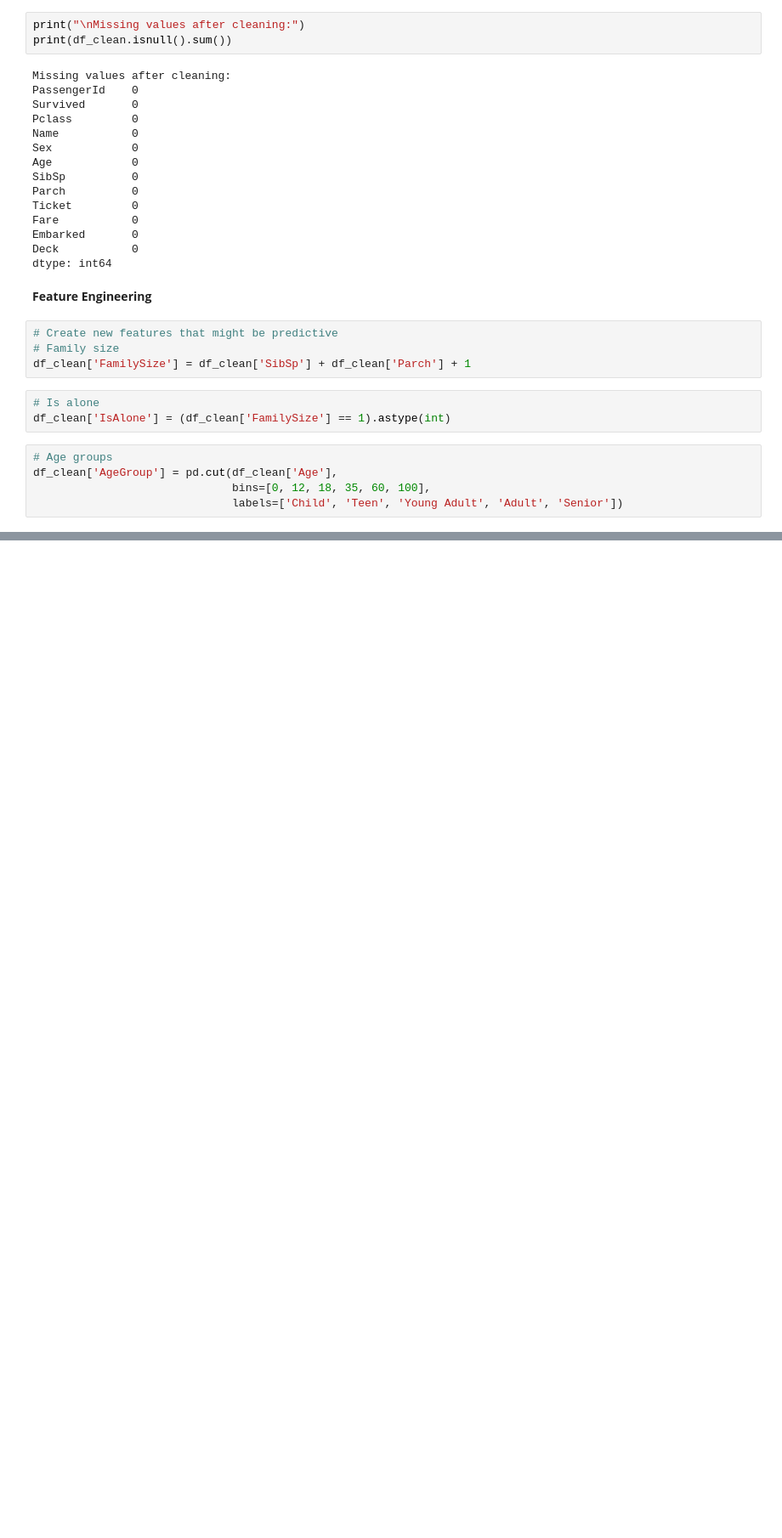
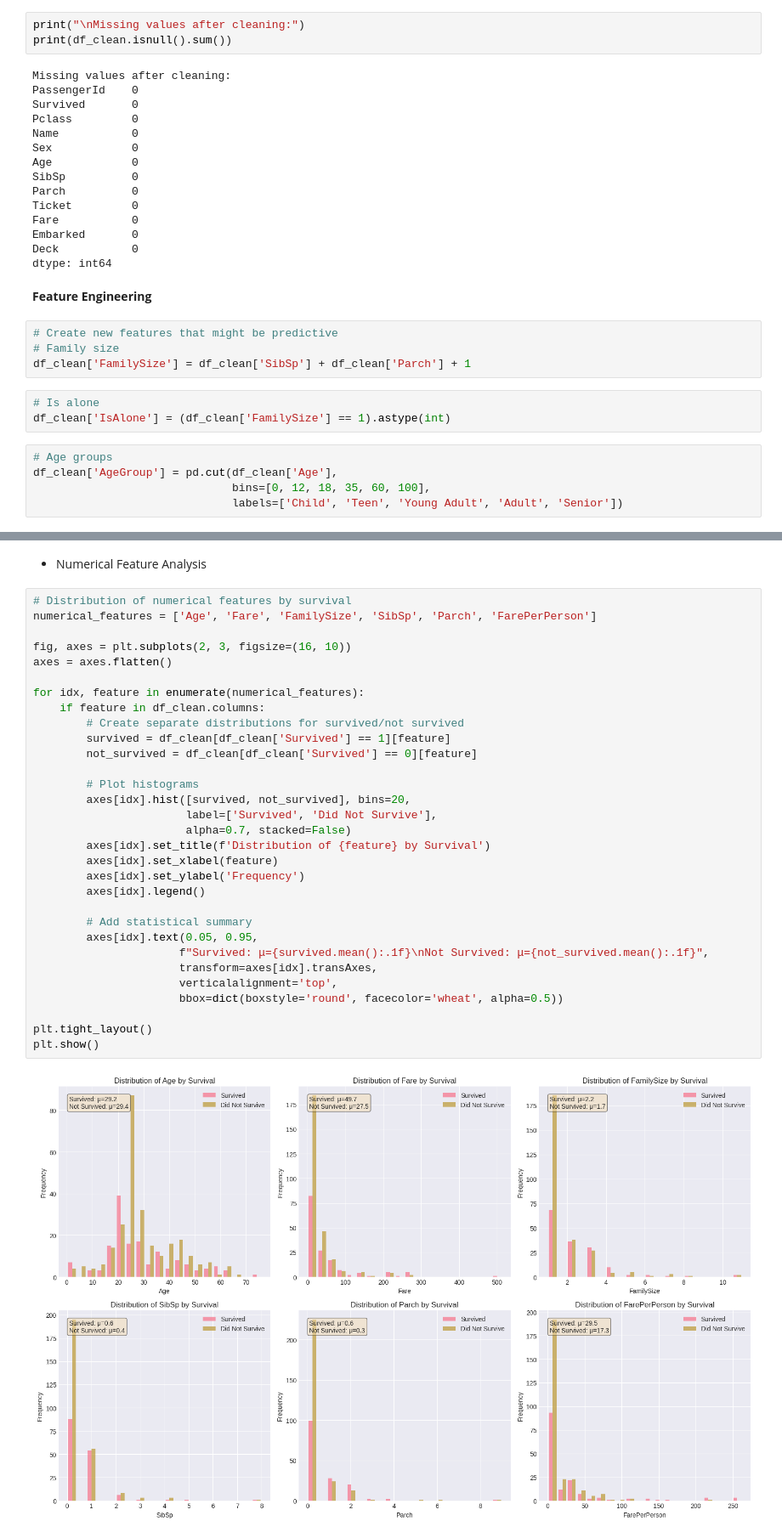
Before and after one commit to bouyassine11/Beginner-Level---Titanic-Survival-Prediction, a Jupyter notebook: notebook.ipynb, the cells around one changed output, grey strips where cells are left out. Shown at 85% size. Drawn from its saved outputs; the diff is of its cells as text; blank space fills up the shorter version.

```diff
--- a/notebook.ipynb
+++ b/notebook.ipynb
@@ -217,0 +374,35 @@ df_clean['AgeGroup'] = pd.cut(df_clean['Age'],
+# %% [markdown]
+* Numerical Feature Analysis
+# %%
+# Distribution of numerical features by survival
+numerical_features = ['Age', 'Fare', 'FamilySize', 'SibSp', 'Parch', 'FarePerPerson']
+
+fig, axes = plt.subplots(2, 3, figsize=(16, 10))
+axes = axes.flatten()
+
+for idx, feature in enumerate(numerical_features):
+    if feature in df_clean.columns:
+        # Create separate distributions for survived/not survived
+        survived = df_clean[df_clean['Survived'] == 1][feature]
+        not_survived = df_clean[df_clean['Survived'] == 0][feature]
+
+        # Plot histograms
+        axes[idx].hist([survived, not_survived], bins=20,
+                       label=['Survived', 'Did Not Survive'],
+                       alpha=0.7, stacked=False)
+        axes[idx].set_title(f'Distribution of {feature} by Survival')
+        axes[idx].set_xlabel(feature)
+        axes[idx].set_ylabel('Frequency')
+        axes[idx].legend()
+
+        # Add statistical summary
+        axes[idx].text(0.05, 0.95,
+                      f"Survived: μ={survived.mean():.1f}\nNot Survived: μ={not_survived.mean():.1f}",
+                      transform=axes[idx].transAxes,
+                      verticalalignment='top',
+                      bbox=dict(boxstyle='round', facecolor='wheat', alpha=0.5))
+
+plt.tight_layout()
+plt.show()
+# %% [output]
+[figure, added]
```
Also changed, not shown: parts of 15 cells of this notebook.
